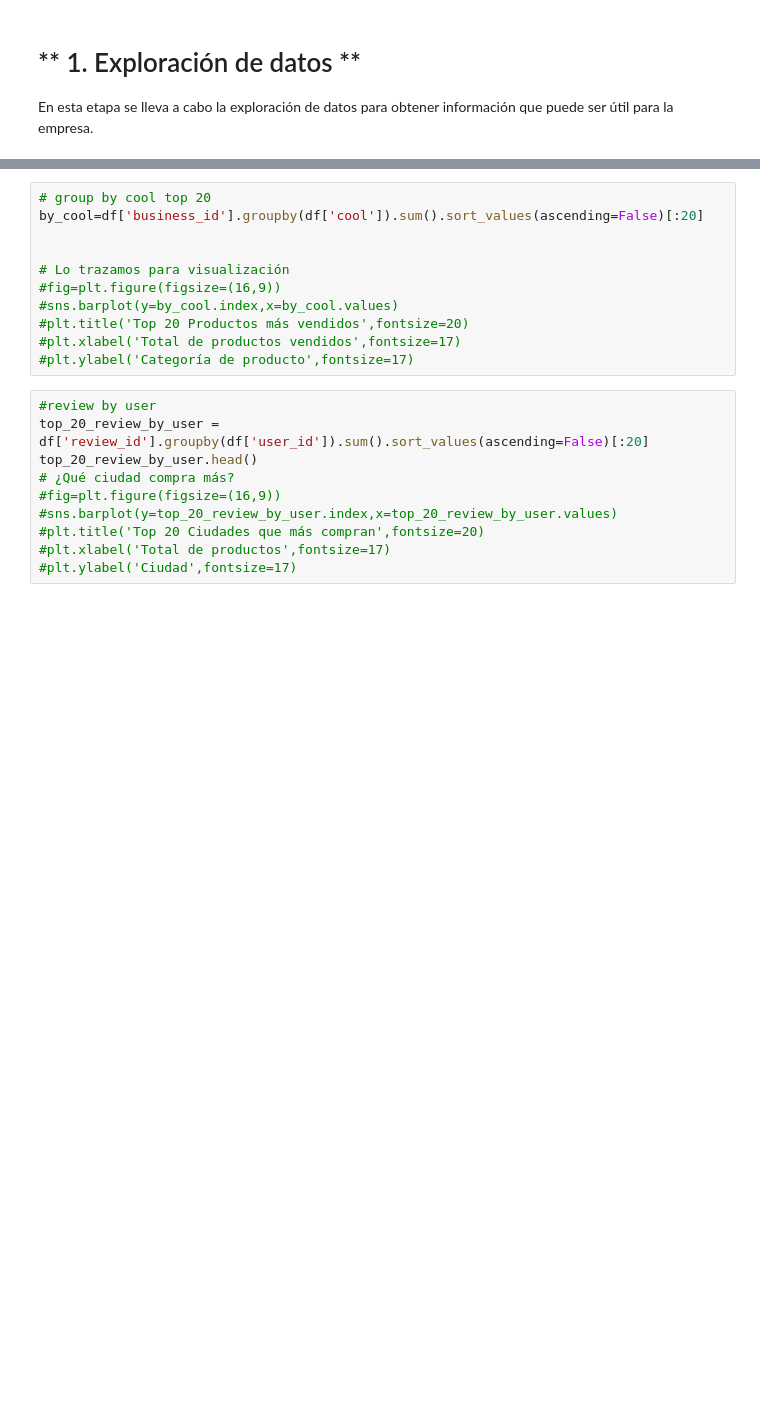
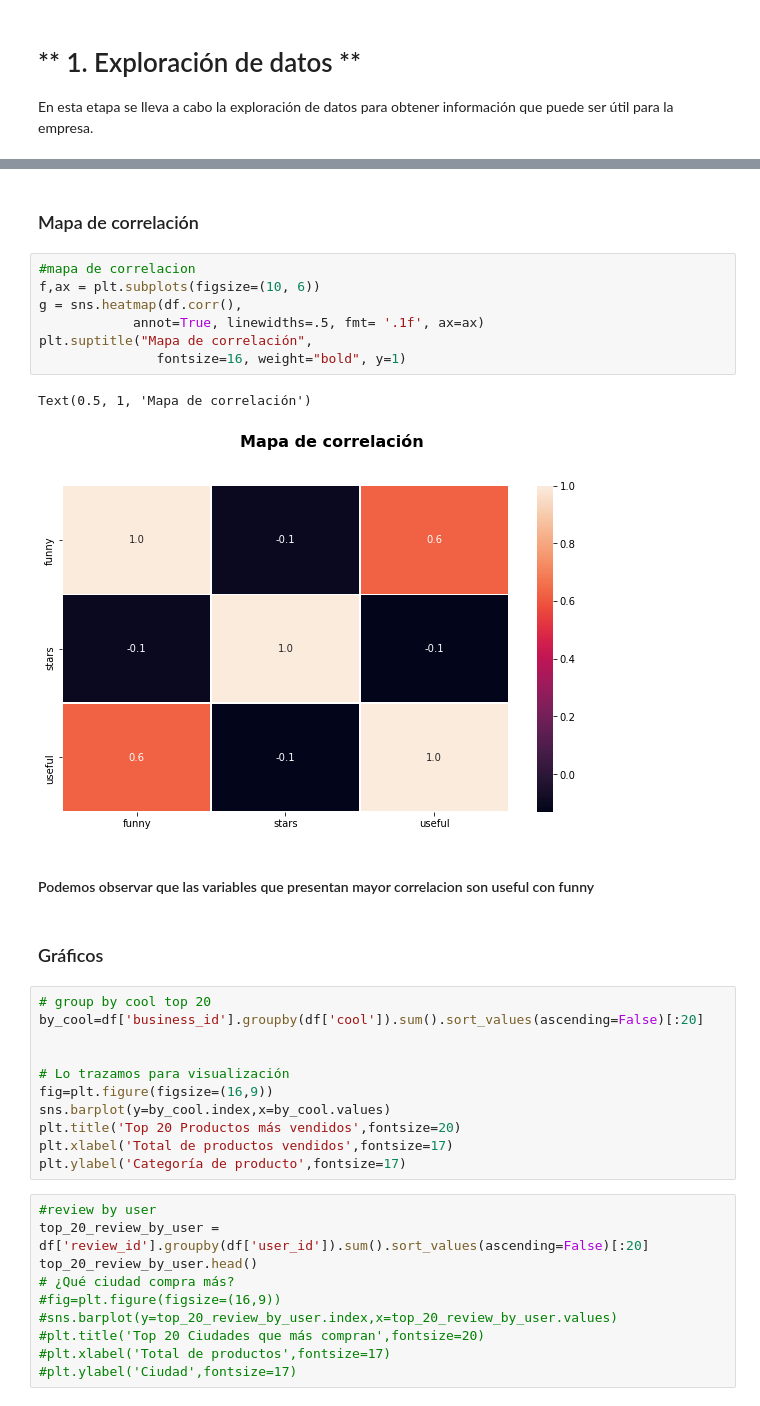
Before and after one commit to andreablatter/DataScience, a Jupyter notebook: TP_NLP/sentiment-analysis.ipynb, the cells around one changed output, grey strips where cells are left out. Cells and saved outputs as stored; diff of their text form; blank space fills up the shorter version.

```diff
--- a/TP_NLP/sentiment-analysis.ipynb
+++ b/TP_NLP/sentiment-analysis.ipynb
@@ -89,14 +168,30 @@ En esta etapa se lleva a cabo la exploración de datos para obtener información
+# %% [markdown]
+### Mapa de correlación
+# %%
+#mapa de correlacion
+f,ax = plt.subplots(figsize=(10, 6))
+g = sns.heatmap(df.corr(),
+            annot=True, linewidths=.5, fmt= '.1f', ax=ax)
+plt.suptitle("Mapa de correlación",
+               fontsize=16, weight="bold", y=1)
+# %% [output]
+Text(0.5, 1, 'Mapa de correlación')
+[figure, added]
+# %% [markdown]
+#### Podemos observar que las variables que presentan mayor correlacion son useful con funny
+# %% [markdown]
+### Gráficos
 # %%
 # group by cool top 20
 by_cool=df['business_id'].groupby(df['cool']).sum().sort_values(ascending=False)[:20]
 
 
 # Lo trazamos para visualización
-#fig=plt.figure(figsize=(16,9))
-#sns.barplot(y=by_cool.index,x=by_cool.values)
-#plt.title('Top 20 Productos más vendidos',fontsize=20)
-#plt.xlabel('Total de productos vendidos',fontsize=17)
-#plt.ylabel('Categoría de producto',fontsize=17)
+fig=plt.figure(figsize=(16,9))
+sns.barplot(y=by_cool.index,x=by_cool.values)
+plt.title('Top 20 Productos más vendidos',fontsize=20)
+plt.xlabel('Total de productos vendidos',fontsize=17)
+plt.ylabel('Categoría de producto',fontsize=17)
 # %%
 #review by user
 top_20_review_by_user = df['review_id'].groupby(df['user_id']).sum().sort_values(ascending=False)[:20]
```
Also changed, not shown: parts of 16 cells of this notebook.
